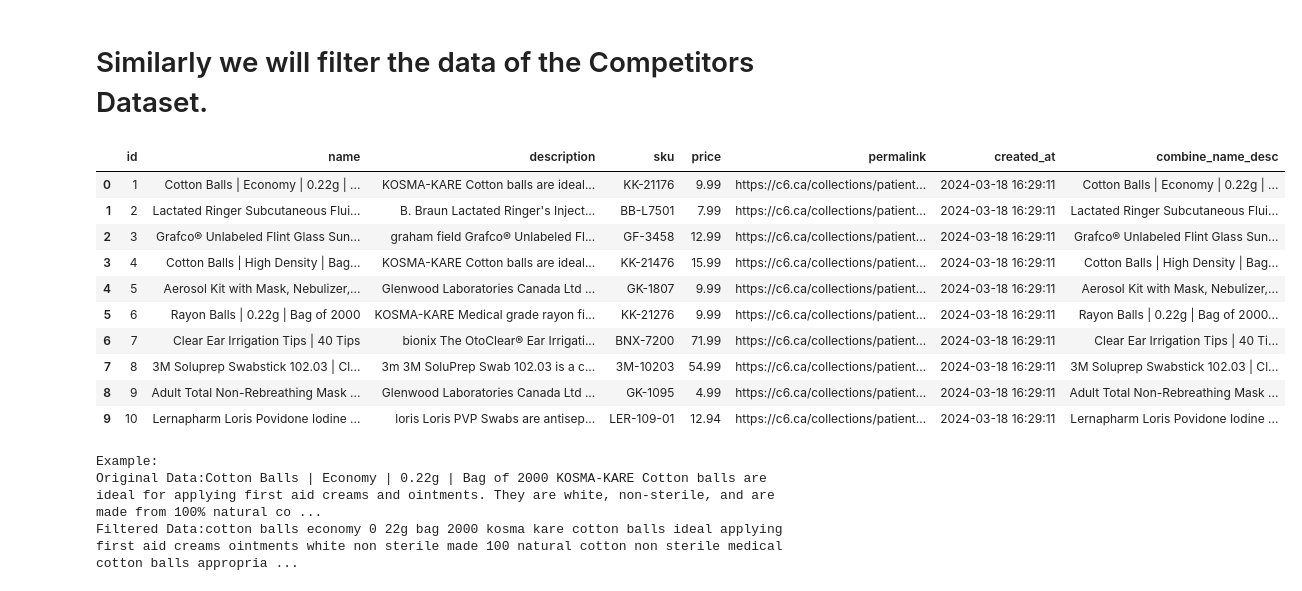
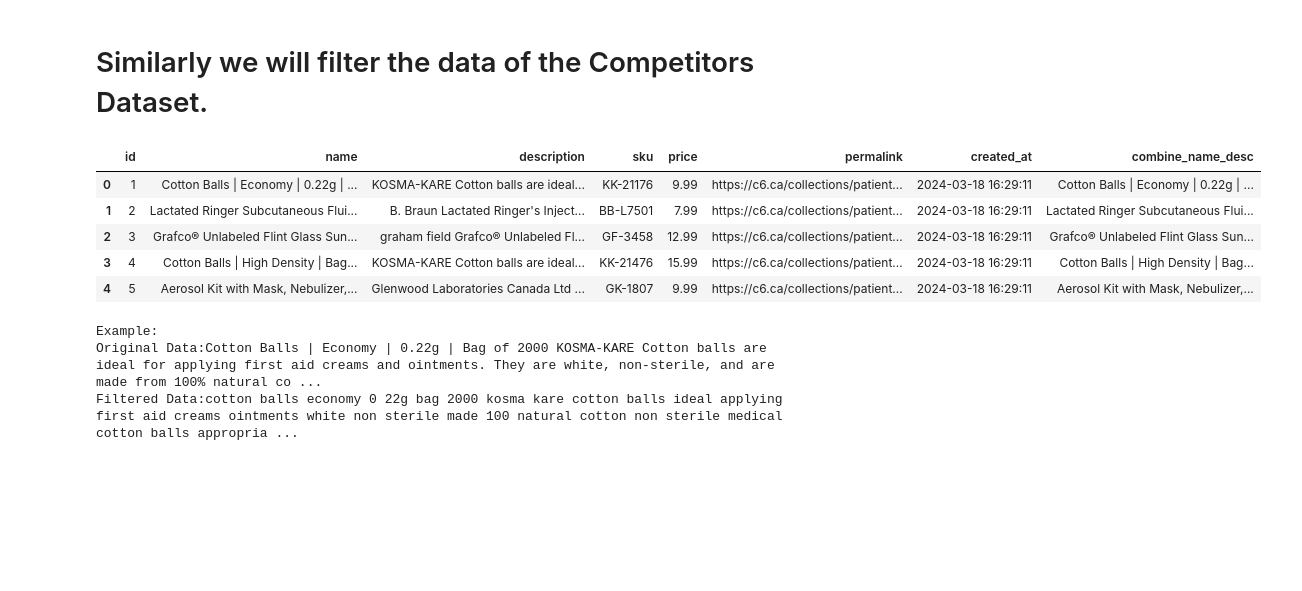
Before and after one commit to kontacky01/SOEN-471-MECP-Project, a Jupyter notebook: Project_Big_Data_26.ipynb, the cells around one changed output. Cells and saved outputs as stored; diff of their text form; code cells hidden in the pictures; blank space fills up the shorter version.

Commit message:
Print data cleaning example more clearly

```diff
--- a/Project_Big_Data_26.ipynb
+++ b/Project_Big_Data_26.ipynb
@@ -248,22 +243,17 @@ df_experiment
 # %%
 # Apply to dataframe
 c6_data['description'] = c6_data['description'].fillna('')
 c6_data["combine_name_desc"] = c6_data.name + " " + c6_data.description
 c6_data_original_df = c6_data.copy()
 
-c6_data.head(10)
+c6_data.head()
 # %% [output]
 |  | id | name | description | sku | price | permalink | created_at | combine_name_desc |
 | 0 | 1 | Cotton Balls | Economy | 0.22g | ... | KOSMA-KARE Cotton balls are ideal... | KK-21176 | 9.99 | https://c6.ca/collections/patient... | 2024-03-18 16:29:11 | Cotton Balls | Economy | 0.22g | ... |
 | 1 | 2 | Lactated Ringer Subcutaneous Flui... | B. Braun Lactated Ringer's Inject... | BB-L7501 | 7.99 | https://c6.ca/collections/patient... | 2024-03-18 16:29:11 | Lactated Ringer Subcutaneous Flui... |
 | 2 | 3 | Grafco® Unlabeled Flint Glass Sun... | graham field Grafco® Unlabeled Fl... | GF-3458 | 12.99 | https://c6.ca/collections/patient... | 2024-03-18 16:29:11 | Grafco® Unlabeled Flint Glass Sun... |
 | 3 | 4 | Cotton Balls | High Density | Bag... | KOSMA-KARE Cotton balls are ideal... | KK-21476 | 15.99 | https://c6.ca/collections/patient... | 2024-03-18 16:29:11 | Cotton Balls | High Density | Bag... |
 | 4 | 5 | Aerosol Kit with Mask, Nebulizer,... | Glenwood Laboratories Canada Ltd ... | GK-1807 | 9.99 | https://c6.ca/collections/patient... | 2024-03-18 16:29:11 | Aerosol Kit with Mask, Nebulizer,... |
-| 5 | 6 | Rayon Balls | 0.22g | Bag of 2000 | KOSMA-KARE Medical grade rayon fi... | KK-21276 | 9.99 | https://c6.ca/collections/patient... | 2024-03-18 16:29:11 | Rayon Balls | 0.22g | Bag of 2000... |
-| 6 | 7 | Clear Ear Irrigation Tips | 40 Tips | bionix The OtoClear® Ear Irrigati... | BNX-7200 | 71.99 | https://c6.ca/collections/patient... | 2024-03-18 16:29:11 | Clear Ear Irrigation Tips | 40 Ti... |
-| 7 | 8 | 3M Soluprep Swabstick 102.03 | Cl... | 3m 3M SoluPrep Swab 102.03 is a c... | 3M-10203 | 54.99 | https://c6.ca/collections/patient... | 2024-03-18 16:29:11 | 3M Soluprep Swabstick 102.03 | Cl... |
-| 8 | 9 | Adult Total Non-Rebreathing Mask ... | Glenwood Laboratories Canada Ltd ... | GK-1095 | 4.99 | https://c6.ca/collections/patient... | 2024-03-18 16:29:11 | Adult Total Non-Rebreathing Mask ... |
-| 9 | 10 | Lernapharm Loris Povidone Iodine ... | loris Loris PVP Swabs are antisep... | LER-109-01 | 12.94 | https://c6.ca/collections/patient... | 2024-03-18 16:29:11 | Lernapharm Loris Povidone Iodine ... |
 # %%
 c6_data.combine_name_desc = c6_data.combine_name_desc.apply(dataCleaning)
 
```
Also changed, not shown: parts of 12 cells of this notebook.
